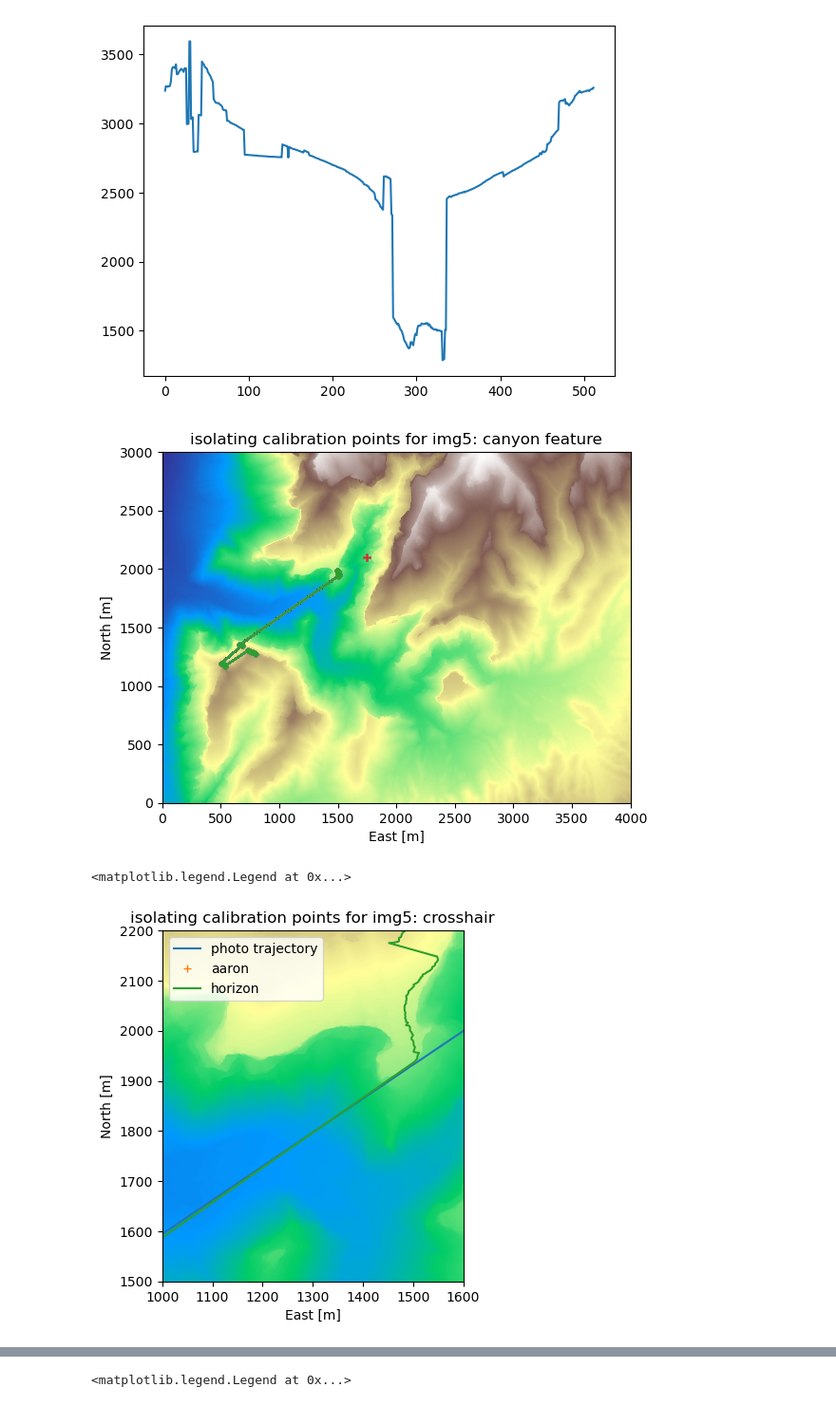
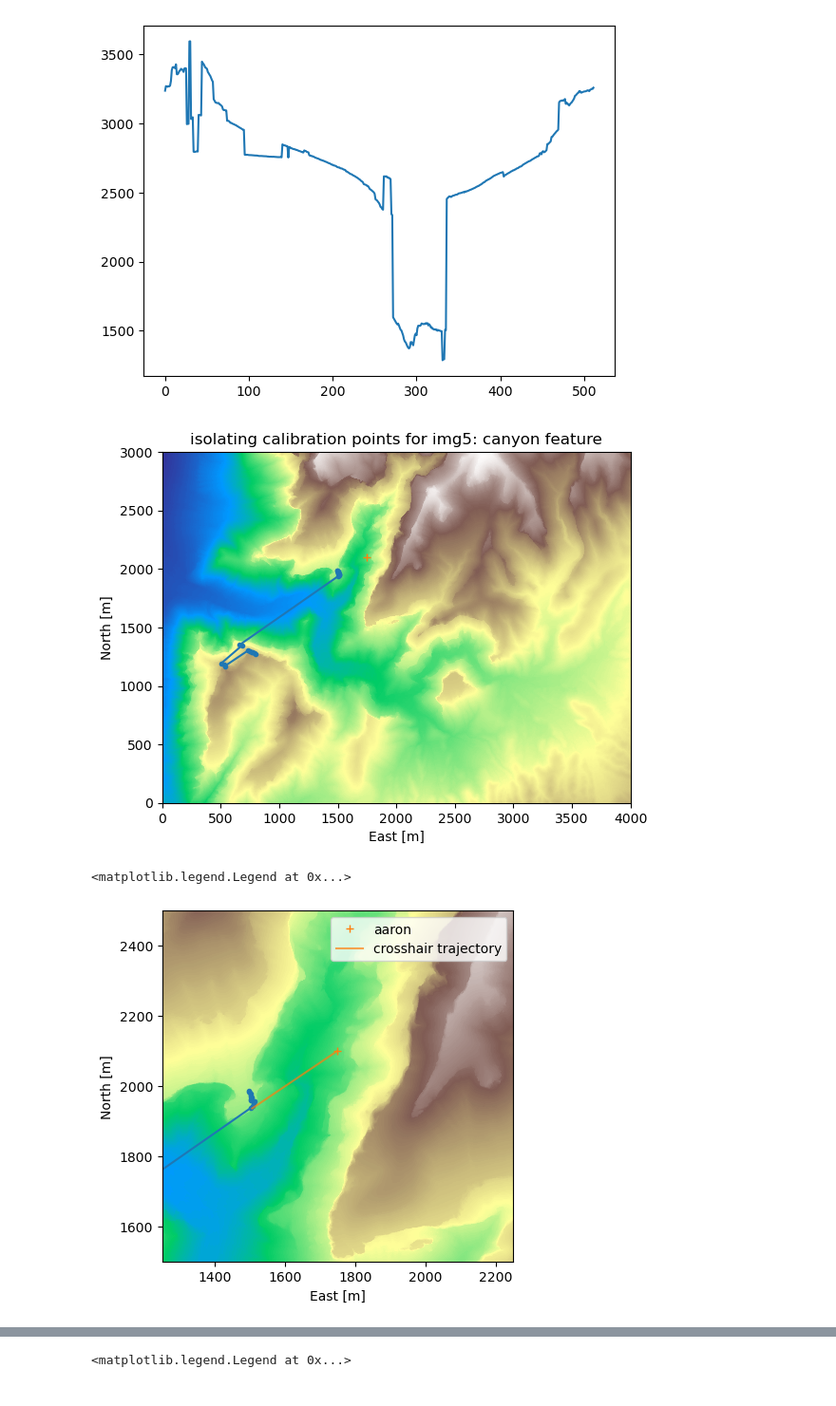
Before and after one commit to KomalKaur0/eigsep_hrzn_mapping, a Jupyter notebook: notebooks/horizon.ipynb, the cells around one changed output, grey strips where cells are left out. Shown at 95% size. Drawn from its saved outputs; the diff is of its cells as text; code cells hidden in the pictures.

Commit message:
calibration factor

```diff
--- a/notebooks/horizon.ipynb
+++ b/notebooks/horizon.ipynb
@@ -129,12 +129,10 @@ ax.plot(np.arange(len(rads)), rads)
 # check which side of the dip is the correct point to calibrate with
 fig, ax = plt.subplots()
 plot_img(ax, dem.data, dem.res)
-for k in angles: # type: ignore
-    # color = ax._get_lines.get_next_color()
-    plt.plot(horizon_pnts[1][325:350], horizon_pnts[0][325:350], '.-') # type: ignore
-    plt.plot([enus[5][0]], [enus[5][1]], '+')
+plt.plot(easts[325:350], norths[325:350], '.-') # type: ignore
+plt.plot([enus[5][0]], [enus[5][1]], '+')
 _ = plt.title(f'isolating calibration points for img{5}: canyon feature')
 # %% [output]
-[figure, old version]
+[figure, new version]
 # %%
 # narrow down to exact index of canyon feature to calibrate to, guessing around 335
@@ -148,23 +146,23 @@ cal_north = norths[cal_idx]
 # %%
 # find the 0 of crosshair on the canyon: intersection of trajectory and canyon line
 fig, ax = plt.subplots()
+plot_img(ax, dem.data, dem.res)
+enu_idx = 5
+az = np.deg2rad(imgs[enu_idx].heading)  # type: ignore
+pitch = np.deg2rad(imgs[enu_idx].angle_up)  # type: ignore
+r = np.linspace(0, 300, len(easts))
+e = r * np.sin(az) * np.cos(pitch) + enus[enu_idx][0]
+n = r * np.cos(az) * np.cos(pitch) + enus[enu_idx][1]
+ax.plot(easts[325:350], norths[325:350], '.-')
+line, = ax.plot([enus[enu_idx][0]], [enus[enu_idx][1]], '+', label='aaron')
+ax.plot(e, n, color=line.get_color(), alpha=0.7, label='crosshair trajectory')
 
-# color = ax._get_lines.get_next_color()
-az = np.deg2rad(imgs[5].heading)    # type: ignore
-pitch = np.deg2rad(imgs[5].angle_up)    # type: ignore
-r = np.linspace(0, 1000, len(easts))
-e = r * np.sin(az) * np.cos(pitch) + enus[5][0]
-n = r * np.cos(az) * np.cos(pitch) + enus[5][1]
-ax.plot(e, n, label='photo trajectory')
-ax.plot([enus[5][0]], [enus[5][1]], '+', label='aaron')
-ax.plot(easts, norths, label='horizon')
-plot_img(ax, dem.data, dem.res)
-_ = plt.title(f'isolating calibration points for img{5}: crosshair')
-ax.set_xlim(1000, 1600)
-ax.set_ylim(1500, 2200)
-plt.legend(loc='best')
+
+ax.set_xlim(1500-250, 2500-250)
+ax.set_ylim(1500, 2500)
+plt.legend(loc="best")
 # %% [output]
 <matplotlib.legend.Legend at 0x...>
-[figure, old version]
+[figure, new version]
 # %%
 # find where horizon and crosshair intersect
```
Also changed, not shown: parts of 3 cells of this notebook.
